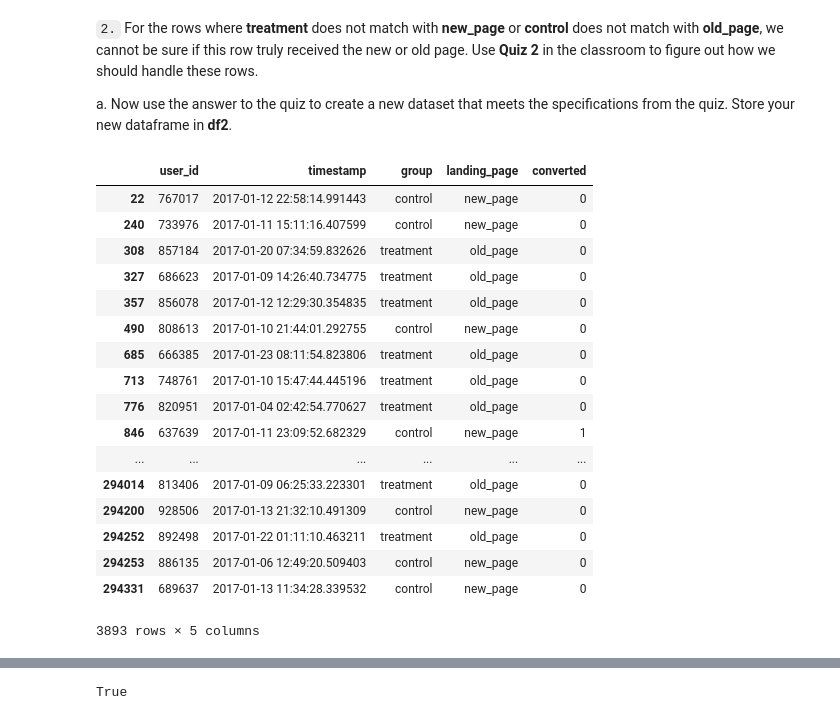
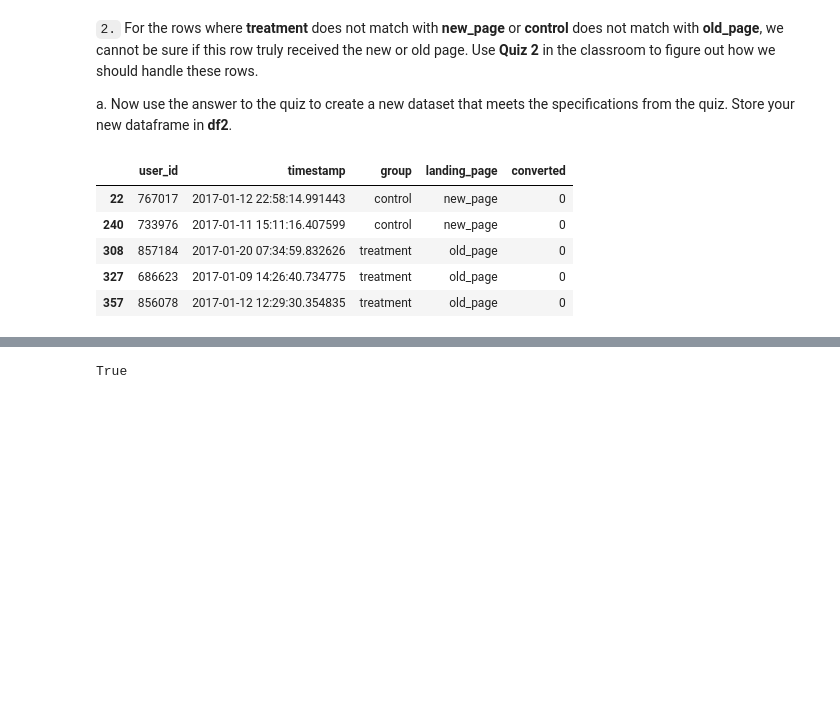
Before and after one commit to chpolyzo/DAND, a Jupyter notebook: third_project/Analyze_ab_test_results_notebook.ipynb, the cells around one changed output, grey strips where cells are left out. Saved outputs shown, nothing was run; the diff lists cells and outputs as text; code cells hidden in the pictures; blank space fills up the shorter version.

```diff
--- a/third_project/Analyze_ab_test_results_notebook.ipynb
+++ b/third_project/Analyze_ab_test_results_notebook.ipynb
@@ -118,25 +106,13 @@ dtype: bool
 
 a. Now use the answer to the quiz to create a new dataset that meets the specifications from the quiz.  Store your new dataframe in **df2**.
 # %%
-df.query('landing_page == "new_page" & group == "control" | landing_page == "old_page" & group == "treatment" ')
+df.query('landing_page == "new_page" & group == "control" | landing_page == "old_page" & group == "treatment" ').head()
 # %% [output]
 |  | user_id | timestamp | group | landing_page | converted |
 | 22 | 767017 | 2017-01-12 22:58:14.991443 | control | new_page | 0 |
 | 240 | 733976 | 2017-01-11 15:11:16.407599 | control | new_page | 0 |
 | 308 | 857184 | 2017-01-20 07:34:59.832626 | treatment | old_page | 0 |
 | 327 | 686623 | 2017-01-09 14:26:40.734775 | treatment | old_page | 0 |
 | 357 | 856078 | 2017-01-12 12:29:30.354835 | treatment | old_page | 0 |
-| 490 | 808613 | 2017-01-10 21:44:01.292755 | control | new_page | 0 |
-| 685 | 666385 | 2017-01-23 08:11:54.823806 | treatment | old_page | 0 |
-| 713 | 748761 | 2017-01-10 15:47:44.445196 | treatment | old_page | 0 |
-| 776 | 820951 | 2017-01-04 02:42:54.770627 | treatment | old_page | 0 |
-| 846 | 637639 | 2017-01-11 23:09:52.682329 | control | new_page | 1 |
-| ... | ... | ... | ... | ... | ... |
-| 294014 | 813406 | 2017-01-09 06:25:33.223301 | treatment | old_page | 0 |
-| 294200 | 928506 | 2017-01-13 21:32:10.491309 | control | new_page | 0 |
-| 294252 | 892498 | 2017-01-22 01:11:10.463211 | treatment | old_page | 0 |
-| 294253 | 886135 | 2017-01-06 12:49:20.509403 | control | new_page | 0 |
-| 294331 | 689637 | 2017-01-13 11:34:28.339532 | control | new_page | 0 |
-3893 rows × 5 columns
 # %%
 query_condition = 'landing_page == "new_page" & group == "control" | landing_page == "old_page" & group == "treatment"'
```
Also changed, not shown: parts of 10 cells of this notebook, 1 other file.
